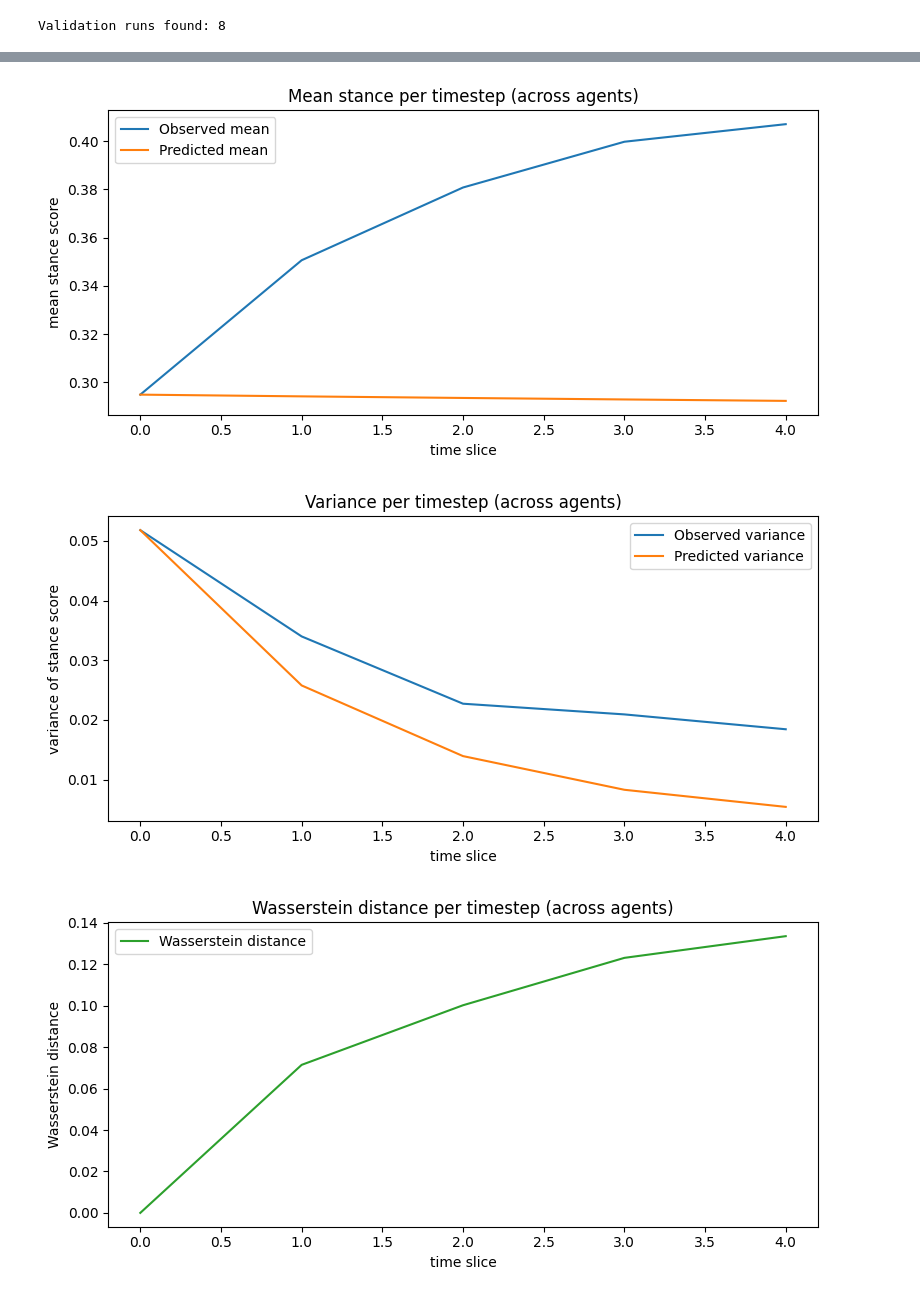
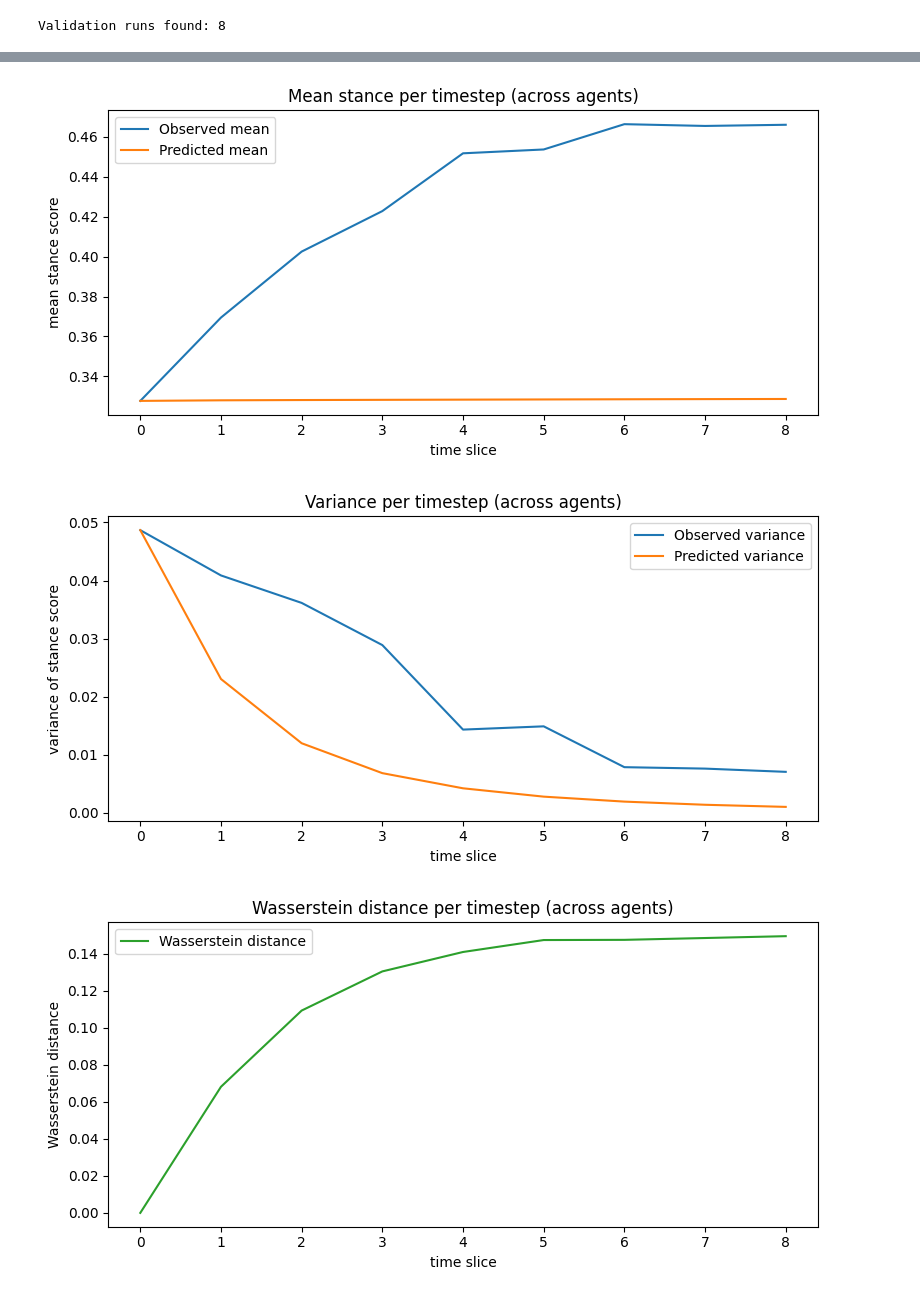
Before and after one commit to samuelLi05/llm-network, a Jupyter notebook: modeling/models/opinion_fitting_adjacency.ipynb, the cells around one changed output, grey strips where cells are left out. Drawn from its saved outputs; the diff is of its cells as text; code cells hidden in the pictures.

Commit message:
bug fixes for modeling

```diff
--- a/modeling/models/opinion_fitting_adjacency.ipynb
+++ b/modeling/models/opinion_fitting_adjacency.ipynb
@@ -181,7 +181,7 @@ FJ_ADJ_POOL_MSE = FJ_ADJ_FIT['mse_pool']
 ## Homophily
 # %%
 HOMOPHILY = fit_homophily(RUN_TRAJ, RUN_NEIGHBORS, gamma0=1.0)
-HOMOPHILY_A = HOMOPHILY['Abar']
+HOMOPHILY_A = HOMOPHILY['Abar_blocks']
 HOMOPHILY_GAMMA = HOMOPHILY['gamma']
 HOMOPHILY_LAMBDA = HOMOPHILY["lambda"]
 
@@ -220,7 +220,7 @@ print("gamma:", BEST_HOMO_FJ["gamma"])
 print("mse_pool:", BEST_HOMO_FJ["mse_pool"])
 print("gamma grid tested:", len(BEST_HOMO_FJ.get("gamma_grid", [])))
 
-HOMO_FJ_A = BEST_HOMO_FJ["Abar"]
+HOMO_FJ_A = BEST_HOMO_FJ["Abar_blocks"]
 HOMO_FJ_GAMMA = BEST_HOMO_FJ["gamma"]
 HOMO_FJ_L1 = BEST_HOMO_FJ["lambda1"]
 HOMO_FJ_LSELF = BEST_HOMO_FJ["lambda_self"]
@@ -265,7 +265,7 @@ print("bias:", BEST_HOMO_STUB["bias"])
 print("mse_pool:", BEST_HOMO_STUB["mse_pool"])
 print("gamma grid tested:", len(BEST_HOMO_STUB.get("gamma_grid", [])))
 
-HOMO_STUB_A = BEST_HOMO_STUB["Abar"]
+HOMO_STUB_A = BEST_HOMO_STUB["Abar_blocks"]
 HOMO_STUB_GAMMA = BEST_HOMO_STUB["gamma"]
 HOMO_STUB_BIAS = BEST_HOMO_STUB["bias"]
 HOMO_STUB_L1 = BEST_HOMO_STUB["lambda1"]
@@ -591,9 +591,9 @@ print(train_ablation_aic_bic)
 # %% [markdown]
 ## Validation
 # %%
-TEST_DATA_ROOT = ROOT / 'init_conditions'
+TEST_DATA_ROOT = ROOT / 'runs' / 'qwen-3.1' / 'vaccines' / 'test'
 TEST_RUN_DIRS = sorted([p for p in TEST_DATA_ROOT.iterdir() if p.is_dir()])
-TEST_RUN_DATA = {r.name: load_run_data(r) for r in TEST_RUN_DIRS}
+TEST_RUN_DATA = {r.name: load_run_data(r) for r in TEST_RcUN_DIRS}
 TEST_RUN_TRAJ_AND_MASK = {
     rn: build_run_trajectory(
         data,
@@ -613,60 +643,62 @@ Validation runs found: 8
 # %%
-TEST_DEGROOT = evaluate_validation_model(
+from analysis_utils import evaluate_validation_model_by_run
+TEST_DEGROOT = evaluate_validation_model_by_run(
     TEST_RUN_TRAJ,
-    lambda observed: degroot_rollout_prediction(
-        GLOBAL_W,
+    lambda rn, observed: degroot_rollout_prediction(
+        TEST_DEGROOT_W[rn],
         np.asarray(observed, dtype=float)[0],
-        PARAMS['rollout_horizon_cap'],
+        PARAMS["rollout_horizon_cap"],
     ),
 )
-TEST_FJ_ADJ = evaluate_validation_model(
+
+TEST_FJ_ADJ = evaluate_validation_model_by_run(
     TEST_RUN_TRAJ,
-    lambda observed: friedkin_johnsen_adjacency_rollout(
-        FJ_ADJ_W,
+    lambda rn, observed: friedkin_johnsen_adjacency_rollout(
+        TEST_FJ_ADJ_W[rn],
         FJ_ADJ_BIAS,
         np.asarray(observed, dtype=float)[0],
-        PARAMS['rollout_horizon_cap'],
+        PARAMS["rollout_horizon_cap"],
         FJ_ADJ_L1,
         FJ_ADJ_L2,
     ),
 )
-TEST_HOMO = evaluate_validation_model(
+
+TEST_HOMO = evaluate_validation_model_by_run(
     TEST_RUN_TRAJ,
-    lambda observed: rollout_with_homophily(
-        HOMOPHILY_A,
+    lambda rn, observed: rollout_with_homophily(
+        TEST_HOMOPHILY_A[rn],
         HOMOPHILY_GAMMA,
         np.asarray(observed, dtype=float)[0],
-        PARAMS['rollout_horizon_cap'],
-        lambda_self=HOMOPHILY_LAMBDA
+        PARAMS["rollout_horizon_cap"],
+        lambda_self=HOMOPHILY_LAMBDA,
     ),
 )
 
-TEST_HOMO_FJ = evaluate_validation_model(
+TEST_HOMO_FJ = evaluate_validation_model_by_run(
     TEST_RUN_TRAJ,
-    lambda observed: rollout_with_homophily_friedkin_johnsen(
-        HOMO_FJ_A,
+    lambda rn, observed: rollout_with_homophily_friedkin_johnsen(
+        TEST_HOMO_FJ_A[rn],
         HOMO_FJ_GAMMA,
         HOMO_FJ_L1,
         np.asarray(observed, dtype=float)[0],
         PARAMS["rollout_horizon_cap"],
-        lambda_self=HOMO_FJ_LSELF
+        lambda_self=HOMO_FJ_LSELF,
     ),
 )
 
-TEST_HOMO_STUB = evaluate_validation_model(
+TEST_HOMO_STUB = evaluate_validation_model_by_run(
     TEST_RUN_TRAJ,
-    lambda observed: rollout_with_homophily_stubborness(
-        HOMO_STUB_A,
+    lambda rn, observed: rollout_with_homophily_stubborness(
+        TEST_HOMO_STUB_A[rn],
         HOMO_STUB_GAMMA,
         HOMO_STUB_BIAS,
         HOMO_STUB_L1,
         HOMO_STUB_L2,
         np.asarray(observed, dtype=float)[0],
         PARAMS["rollout_horizon_cap"],
-        lambda_self=HOMO_STUB_LSELF
+        lambda_self=HOMO_STUB_LSELF,
     ),
 )
-
 VALIDATION_CURVE_HORIZON = min(
     TEST_DEGROOT['mean_true_stack'].shape[1],
     TEST_FJ_ADJ['mean_true_stack'].shape[1],
@@ -787,5 +819,5 @@ Validation metric horizon (shared): 5
 Degroot
-[figure, old version]
+[figure, new version]
-[figure, old version]
+[figure, new version]
-[figure, old version]
+[figure, new version]
 FJ adjacency
```
Also changed, not shown: parts of 13 cells of this notebook, 10 other files.
